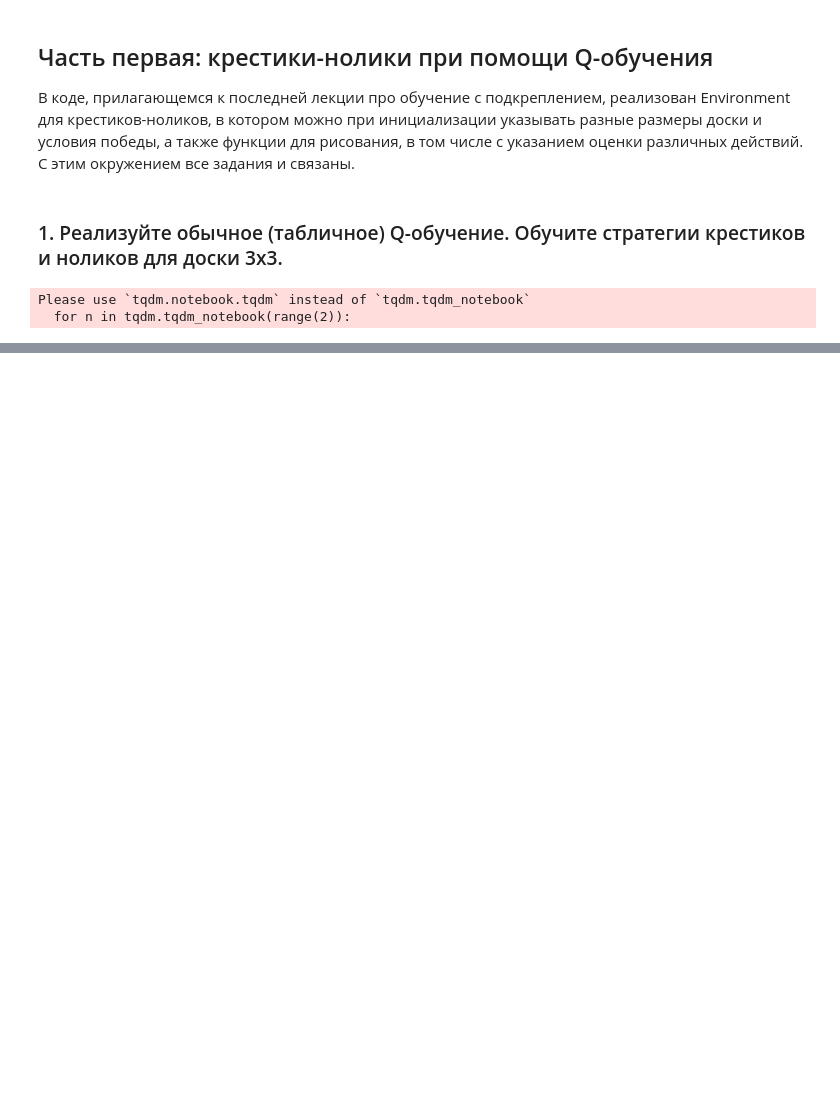
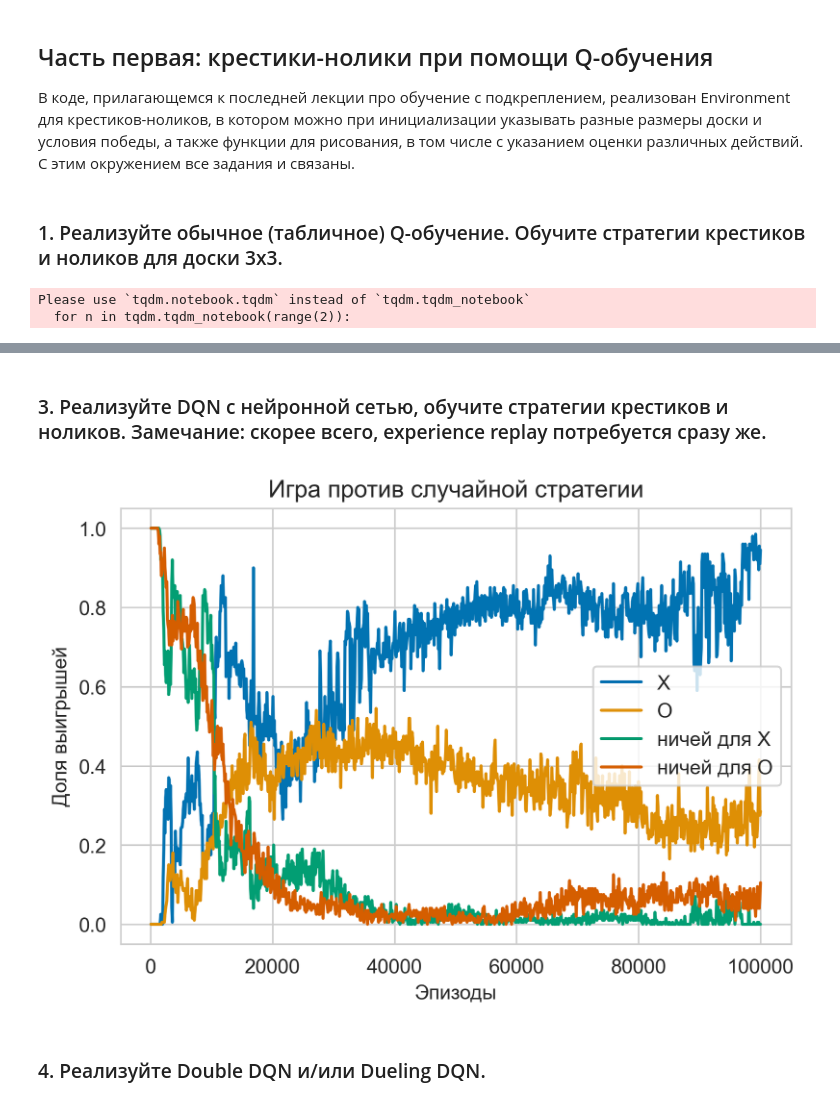
Before and after one commit to SavkinEgor/MADE_Advanced_DL, a Jupyter notebook: TicTacToe/TicTacToe_RL.ipynb, the cells around one changed output, grey strips where cells are left out. Cells and saved outputs as stored; diff of their text form; code cells hidden in the pictures; blank space fills up the shorter version.

```diff
--- a/TicTacToe/TicTacToe_RL.ipynb
+++ b/TicTacToe/TicTacToe_RL.ipynb
@@ -404,0 +380,2 @@ plt.show()
+# %% [markdown]
+### 3. Реализуйте DQN с нейронной сетью, обучите стратегии крестиков и ноликов. Замечание: скорее всего, experience replay потребуется сразу же.
@@ -404,0 +397,16 @@ plt.show()
+# %%
+class DQNConvModel(nn.Module):
+    def __init__(self, action_dim, seed=42):
+        super(DQNConvModel, self).__init__()
+        self.seed = torch.manual_seed(seed)
+        self.conv1 = nn.Conv2d(in_channels=3, out_channels=128, kernel_size=(3, 3))
+        self.fc1 = nn.Linear(128, 128)
+        self.fc2 = nn.Linear(128, action_dim)
+
+    def forward(self, state):
+        x = self.conv1(state)
+        x = F.relu(x)
+        x = torch.flatten(x, 1)
+        x = self.fc1(x)
+        x = F.relu(x)
+        return self.fc2(x)
@@ -404,0 +650,25 @@ plt.show()
+# %%
+env = TicTacToe(n_rows=3, n_cols=3, n_win=3)
+
+device = "cpu"
+
+env.reset()
+game_hash, empty_spaces, _ = env.getState()
+action_size = len(empty_spaces)
+
+check_list, history = train_dqn(env, action_size)
+# %%
+plt.title('Игра против случайной стратегии')
+plt.xlabel('Эпизоды')
+plt.ylabel('Доля выигрышей')
+plt.grid(True)
+plt.plot(check_list, np.array(history)[:,0], label="X")
+plt.plot(check_list, np.array(history)[:,4], label="O")
+plt.plot(check_list, np.array(history)[:,2], label="ничей для X")
+plt.plot(check_list, np.array(history)[:,5], label="ничей для O")
+plt.legend()
+plt.show()
+# %% [output]
+[figure, added]
+# %% [markdown]
+### 4. Реализуйте Double DQN и/или Dueling DQN.
```
Also changed, not shown: parts of 28 cells of this notebook, 1 other file.
